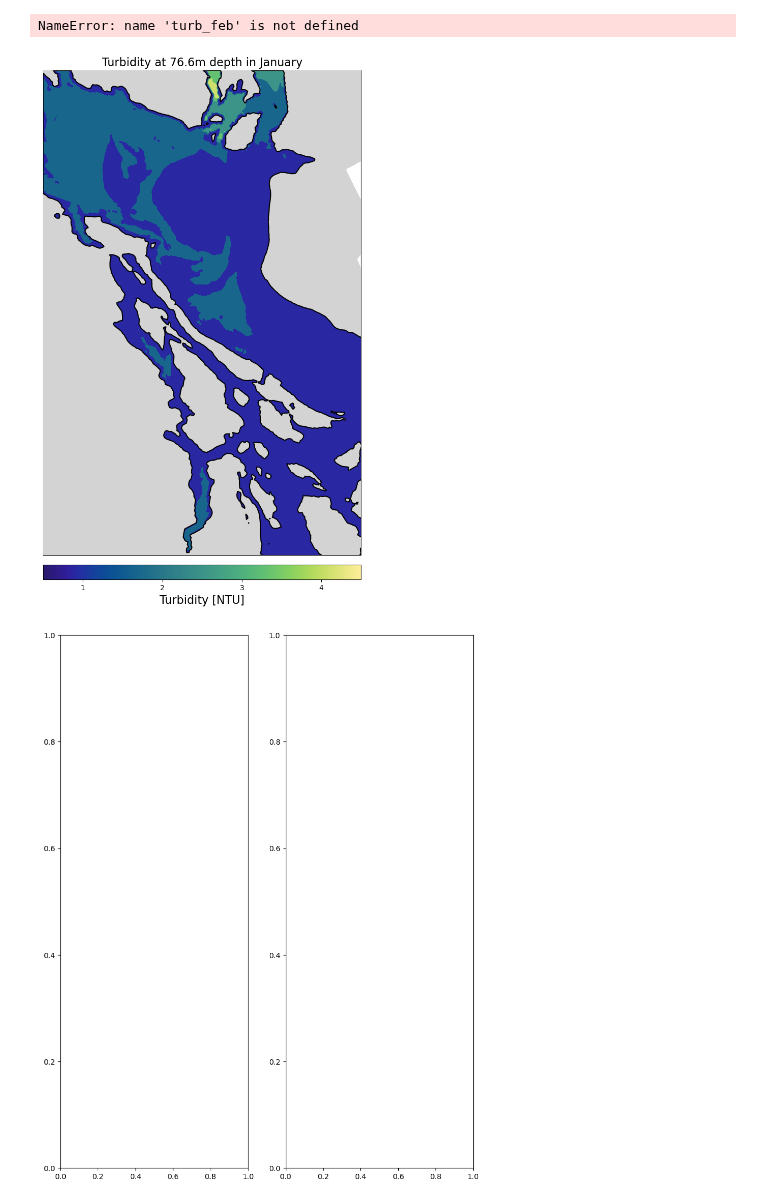
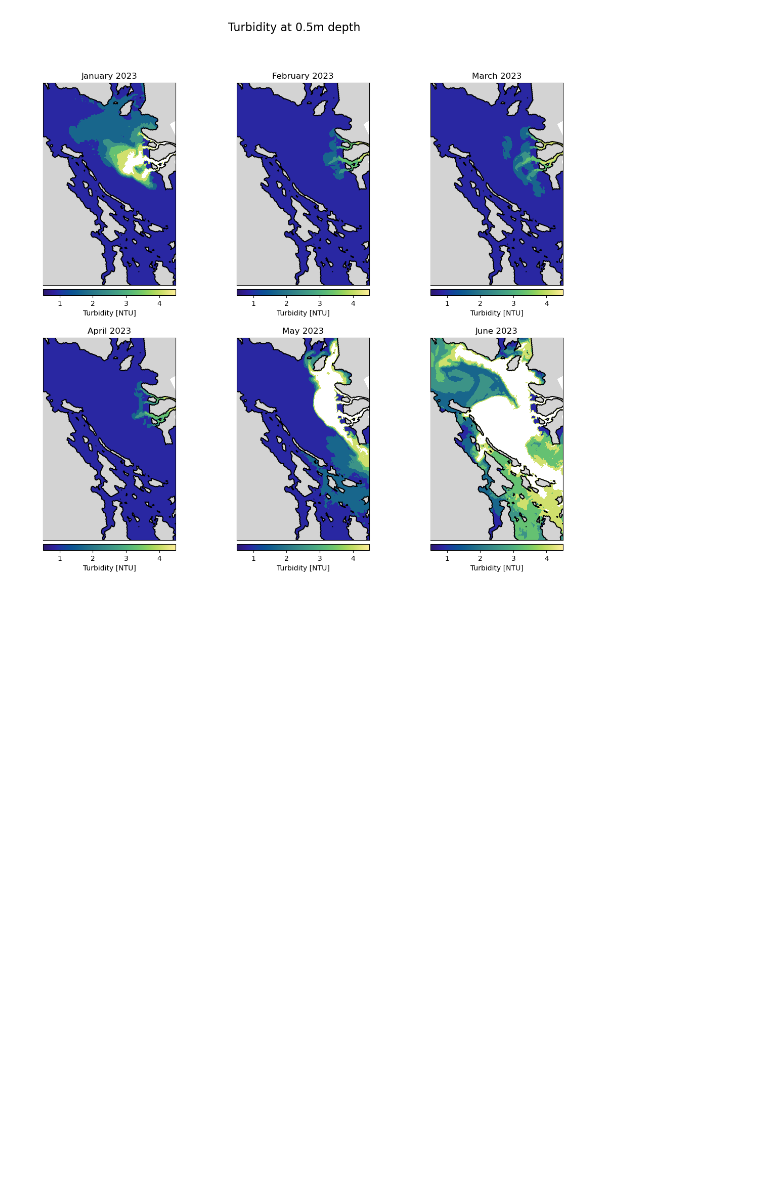
Before and after one commit to SalishSeaCast/analysis-vicente, a Jupyter notebook: notebooks/turbidity/maps_v2.ipynb, the cells around one changed output. Saved outputs shown, nothing was run; the diff lists cells and outputs as text; code cells hidden in the pictures; blank space fills up the shorter version.

Commit message:
Code  and animation for Depth Turbidity variations

```diff
--- a/notebooks/turbidity/maps_v2.ipynb
+++ b/notebooks/turbidity/maps_v2.ipynb
@@ -85,7 +78,8 @@ x, y = map(grid['nav_lon'].values, grid['nav_lat'].values)
 # %%
-prof=25 # Index for depth <----------
+prof=0 # Index for depth <----------
 # TURBIDITY PLOT FOR EACH MONTH SINCE JANUARY TO JUNE 2023
-plt.subplots(1, 1 , figsize=(10, 13))
+fig=plt.figure(figsize=(14,12))
+plt.subplot(2,3,1)
 turbidity_jan=map.contourf(x,y,turb_jan[0,prof,:,:],range(0,6,1),cmap=cm.haline)
 norm= pc.Normalize(vmin=turbidity_jan.cvalues.min(), vmax=turbidity_jan.cvalues.max())# Continuous colorbar
 sm = plt.cm.ScalarMappable(norm=norm, cmap = turbidity_jan.cmap)
@@ -93,10 +87,10 @@ sm.set_array([])
 map.contourf(x, y, grid['Bathymetry'], [-0.01, prof], colors='lightgray', zorder=3)
 map.contour( x, y, grid['Bathymetry'], [prof], colors='Black', zorder=4)
 cb = map.colorbar(sm,'bottom', ticks=turbidity_jan.levels, size="3%", pad="2%")
-plt.title(f'Turbidity at '+ str(round(depth[prof],1)) + f'm depth in January',fontsize=16)
-cb.set_label('Turbidity [NTU]',fontsize=16)
+plt.title('January 2023',fontsize=12)
+cb.set_label('Turbidity [NTU]',fontsize=10)
 #
-plt.subplots(1, 2 , figsize=(10, 13))
+plt.subplot(2,3,2)
 turbidity_feb=map.contourf(x,y,turb_feb[0,prof,:,:],range(0,6,1),cmap=cm.haline)
 norm= pc.Normalize(vmin=turbidity_feb.cvalues.min(), vmax=turbidity_feb.cvalues.max())# Continuous colorbar
 sm = plt.cm.ScalarMappable(norm=norm, cmap = turbidity_feb.cmap)
@@ -104,54 +98,54 @@ sm.set_array([])
 map.contourf(x, y, grid['Bathymetry'], [-0.01, prof], colors='lightgray', zorder=3)
 map.contour( x, y, grid['Bathymetry'], [prof], colors='Black', zorder=4)
 cb = map.colorbar(sm,'bottom', ticks=turbidity_feb.levels, size="3%", pad="2%")
-plt.title(f'Turbidity at '+ str(round(depth[prof],1)) + f'm depth in February',fontsize=16)
-cb.set_label('Turbidity [NTU]',fontsize=16)
+plt.title('February 2023',fontsize=12)
+cb.set_label('Turbidity [NTU]',fontsize=10)
 #
-plt.subplots(1, 3 , figsize=(10, 13))
+plt.subplot(2,3,3)
 turbidity_mar=map.contourf(x,y,turb_mar[0,prof,:,:],range(0,6,1),cmap=cm.haline)
 norm= pc.Normalize(vmin=turbidity_mar.cvalues.min(), vmax=turbidity_mar.cvalues.max())# Continuous colorbar
 sm = plt.cm.ScalarMappable(norm=norm, cmap = turbidity_mar.cmap)
 sm.set_array([])
 map.contourf(x, y, grid['Bathymetry'], [-0.01, prof], colors='lightgray', zorder=3)
 map.contour( x, y, grid['Bathymetry'], [prof], colors='Black', zorder=4)
 cb = map.colorbar(sm,'bottom', ticks=turbidity_mar.levels, size="3%", pad="2%")
-plt.title(f'Turbidity at '+ str(round(depth[prof],1)) + f'm depth in March',fontsize=16)
-cb.set_label('Turbidity [NTU]',fontsize=16)
+plt.title('March 2023',fontsize=12)
+cb.set_label('Turbidity [NTU]',fontsize=10)
 #
-plt.subplots(2, 1 , figsize=(10, 13))
+plt.subplot(2,3,4)
 turbidity_apr=map.contourf(x,y,turb_apr[0,prof,:,:],range(0,6,1),cmap=cm.haline)
 norm= pc.Normalize(vmin=turbidity_apr.cvalues.min(), vmax=turbidity_apr.cvalues.max())# Continuous colorbar
 sm = plt.cm.ScalarMappable(norm=norm, cmap = turbidity_apr.cmap)
 sm.set_array([])
 map.contourf(x, y, grid['Bathymetry'], [-0.01, prof], colors='lightgray', zorder=3)
 map.contour( x, y, grid['Bathymetry'], [prof], colors='Black', zorder=4)
 cb = map.colorbar(sm,'bottom', ticks=turbidity_apr.levels, size="3%", pad="2%")
-plt.title(f'Turbidity at '+ str(round(depth[prof],1)) + f'm depth in April',fontsize=16)
-cb.set_label('Turbidity [NTU]',fontsize=16)
+plt.title('April 2023',fontsize=12)
+cb.set_label('Turbidity [NTU]',fontsize=10)
 #
-plt.subplots(2, 2 , figsize=(10, 13))
+plt.subplot(2,3,5)
 turbidity_may=map.contourf(x,y,turb_may[0,prof,:,:],range(0,6,1),cmap=cm.haline)
 norm= pc.Normalize(vmin=turbidity_may.cvalues.min(), vmax=turbidity_may.cvalues.max())# Continuous colorbar
 sm = plt.cm.ScalarMappable(norm=norm, cmap = turbidity_may.cmap)
 sm.set_array([])
 map.contourf(x, y, grid['Bathymetry'], [-0.01, prof], colors='lightgray', zorder=3)
 map.contour( x, y, grid['Bathymetry'], [prof], colors='Black', zorder=4)
 cb = map.colorbar(sm,'bottom', ticks=turbidity_may.levels, size="3%", pad="2%")
-plt.title(f'Turbidity at '+ str(round(depth[prof],1)) + f'm depth in May',fontsize=16)
-cb.set_label('Turbidity [NTU]',fontsize=16)
+plt.title('May 2023',fontsize=12)
+cb.set_label('Turbidity [NTU]',fontsize=10)
 #
-plt.subplots(2, 3 , figsize=(10, 13))
+plt.subplot(2,3,6)
 turbidity_jun=map.contourf(x,y,turb_jun[0,prof,:,:],range(0,6,1),cmap=cm.haline)
 norm= pc.Normalize(vmin=turbidity_jun.cvalues.min(), vmax=turbidity_jun.cvalues.max())# Continuous colorbar
 sm = plt.cm.ScalarMappable(norm=norm, cmap = turbidity_jun.cmap)
 sm.set_array([])
 map.contourf(x, y, grid['Bathymetry'], [-0.01, prof], colors='lightgray', zorder=3)
 map.contour( x, y, grid['Bathymetry'], [prof], colors='Black', zorder=4)
 cb = map.colorbar(sm,'bottom', ticks=turbidity_jun.levels, size="3%", pad="2%")
-plt.title(f'Turbidity at '+ str(round(depth[prof],1)) + f'm depth in June',fontsize=16)
-cb.set_label('Turbidity [NTU]',fontsize=16)
+plt.title('June 2023',fontsize=12)
+cb.set_label('Turbidity [NTU]',fontsize=10)
+plt.suptitle(f'Turbidity at '+ str(round(depth[prof],1)) + f'm depth',fontsize=16)
+
 plt.show()
 # %% [output]
-NameError: name 'turb_feb' is not defined
-[figure, old version]
+[figure, new version]
-[figure, removed]
```
Also changed, not shown: parts of 4 cells of this notebook, 1 other file.
